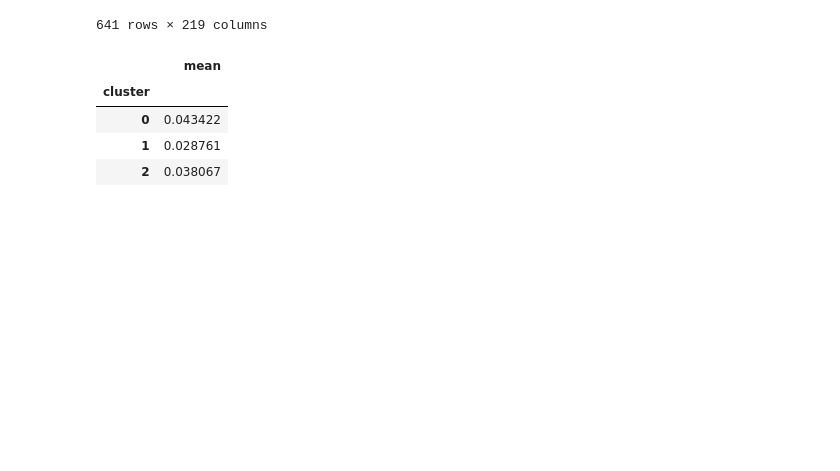
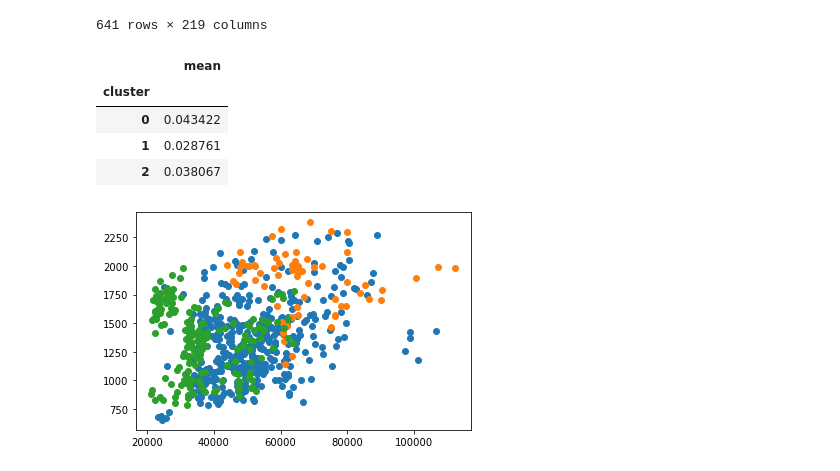
Before and after one commit to TheAidanAu/zillow_rent_index, a Jupyter notebook: JOHN/notebooks/subset_clustering.ipynb, the cells around one changed output. Saved outputs shown, nothing was run; the diff lists cells and outputs as text; code cells hidden in the pictures; blank space fills up the shorter version.

```diff
--- a/JOHN/notebooks/subset_clustering.ipynb
+++ b/JOHN/notebooks/subset_clustering.ipynb
@@ -199,3 +217,16 @@ total_merge_ag = total_merge_ag.rename(columns = {'index':'zipcode'})
 # fig.show()
 # %%
 fig.write_image("../images/tetris2.png")
+# %%
+cluster_0_ag = total_merge_ag[total_merge_ag['cluster'] == 0]
+cluster_1_ag = total_merge_ag[total_merge_ag['cluster'] == 1]
+cluster_2_ag = total_merge_ag[total_merge_ag['cluster'] == 2]
+# %%
+plt.figure()
+plt.scatter(cluster_0_ag['median_income'], cluster_0_ag.Monthly_Avg_Zip)
+plt.scatter(cluster_1_ag['median_income'], cluster_1_ag.Monthly_Avg_Zip)
+plt.scatter(cluster_2_ag['median_income'], cluster_2_ag.Monthly_Avg_Zip)
+plt.savefig('../images/tetris5.png',  bbox_inches='tight')
+plt.show()
+# %% [output]
+[figure, added]
```
Also changed, not shown: parts of 5 cells of this notebook, 4 other files.
